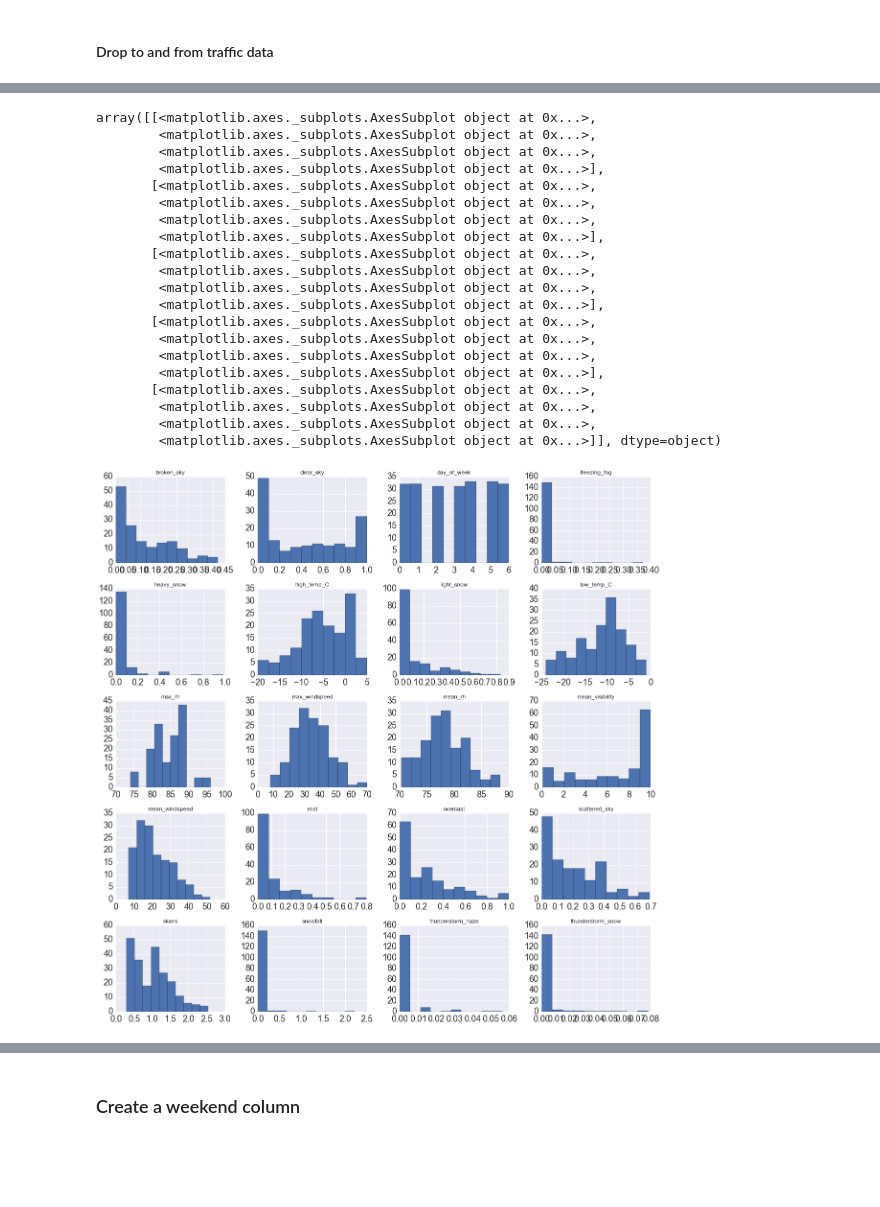
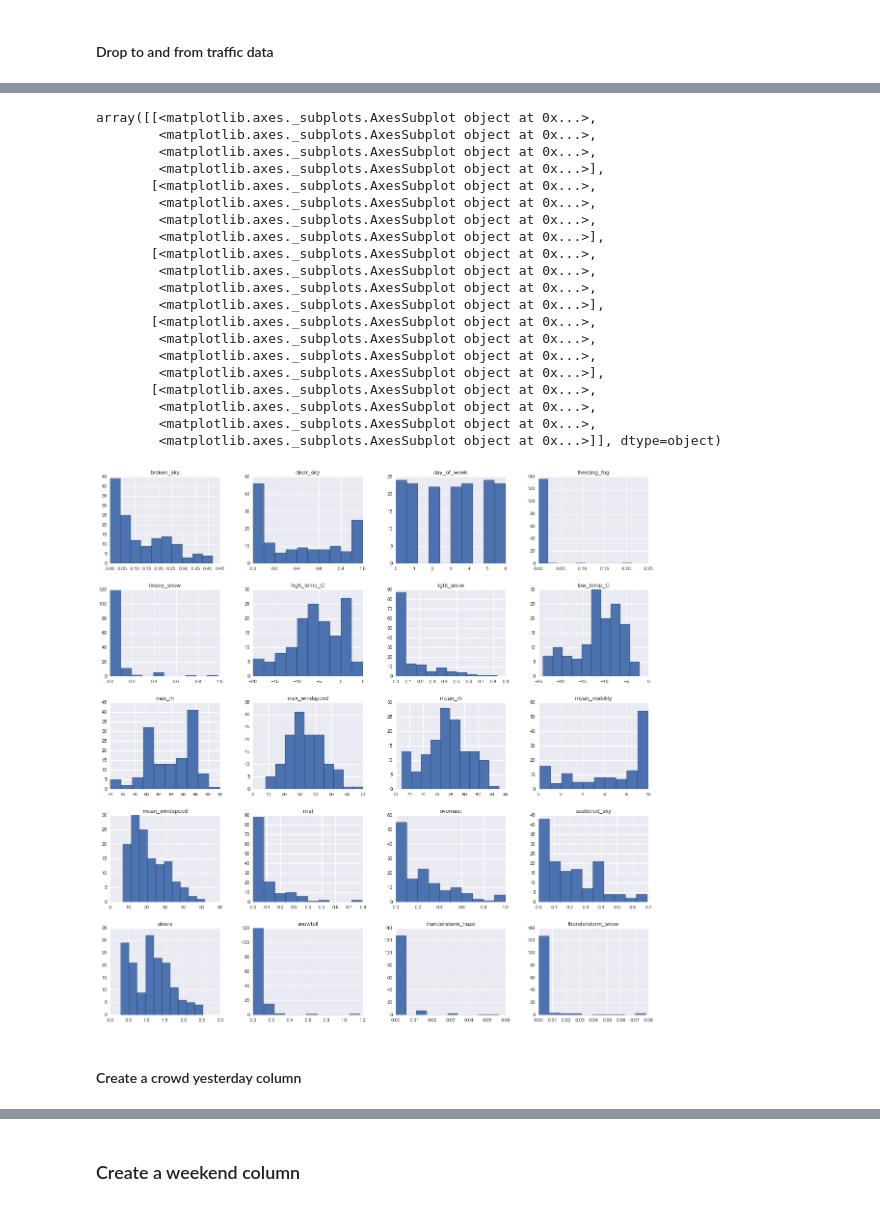
Before and after one commit to balmandhunter/ski_in_solitude, a Jupyter notebook: crowd_model.ipynb, the cells around one changed output, grey strips where cells are left out. Cells and saved outputs as stored; diff of their text form; code cells hidden in the pictures; blank space fills up the shorter version.

```diff
--- a/crowd_model.ipynb
+++ b/crowd_model.ipynb
@@ -81,3 +79,5 @@ df_all = df_traf.join(df_met,how='outer')
+# %%
+df_all = df_all.ix[datetime.datetime(2014, 11, 15):datetime.datetime(2015, 4, 27)]
 # %% [markdown]
 #### Drop to and from traffic data
 # %%
@@ -85,24 +94,26 @@ df_all.drop(['berthoud_toward_i70', 'berthoud_away_i70', 'Time'], axis=1, inplac
 # %%
-df_all.hist(figsize=(20,20))
+df_all.hist(figsize=(20,20), xlabelsize = 10, ylabelsize = 10)
 # %% [output]
 array([[<matplotlib.axes._subplots.AxesSubplot object at 0x...>,
         <matplotlib.axes._subplots.AxesSubplot object at 0x...>,
         <matplotlib.axes._subplots.AxesSubplot object at 0x...>,
         <matplotlib.axes._subplots.AxesSubplot object at 0x...>],
        [<matplotlib.axes._subplots.AxesSubplot object at 0x...>,
         <matplotlib.axes._subplots.AxesSubplot object at 0x...>,
         <matplotlib.axes._subplots.AxesSubplot object at 0x...>,
         <matplotlib.axes._subplots.AxesSubplot object at 0x...>],
        [<matplotlib.axes._subplots.AxesSubplot object at 0x...>,
         <matplotlib.axes._subplots.AxesSubplot object at 0x...>,
         <matplotlib.axes._subplots.AxesSubplot object at 0x...>,
         <matplotlib.axes._subplots.AxesSubplot object at 0x...>],
        [<matplotlib.axes._subplots.AxesSubplot object at 0x...>,
         <matplotlib.axes._subplots.AxesSubplot object at 0x...>,
         <matplotlib.axes._subplots.AxesSubplot object at 0x...>,
         <matplotlib.axes._subplots.AxesSubplot object at 0x...>],
        [<matplotlib.axes._subplots.AxesSubplot object at 0x...>,
         <matplotlib.axes._subplots.AxesSubplot object at 0x...>,
         <matplotlib.axes._subplots.AxesSubplot object at 0x...>,
         <matplotlib.axes._subplots.AxesSubplot object at 0x...>]], dtype=object)
-[figure, old version]
+[figure, new version]
+# %% [markdown]
+#### Create a crowd yesterday column
```
Also changed, not shown: parts of 29 cells of this notebook, 2 other files.
